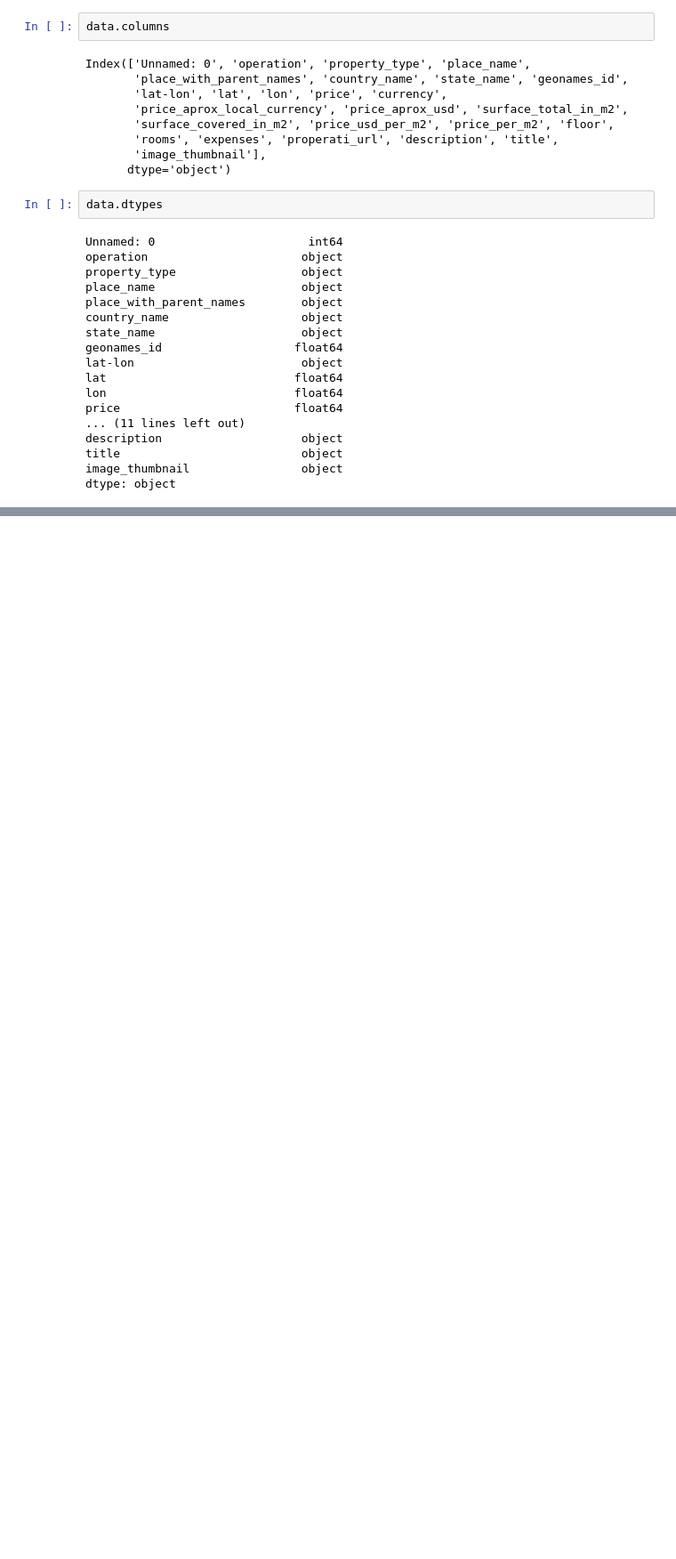
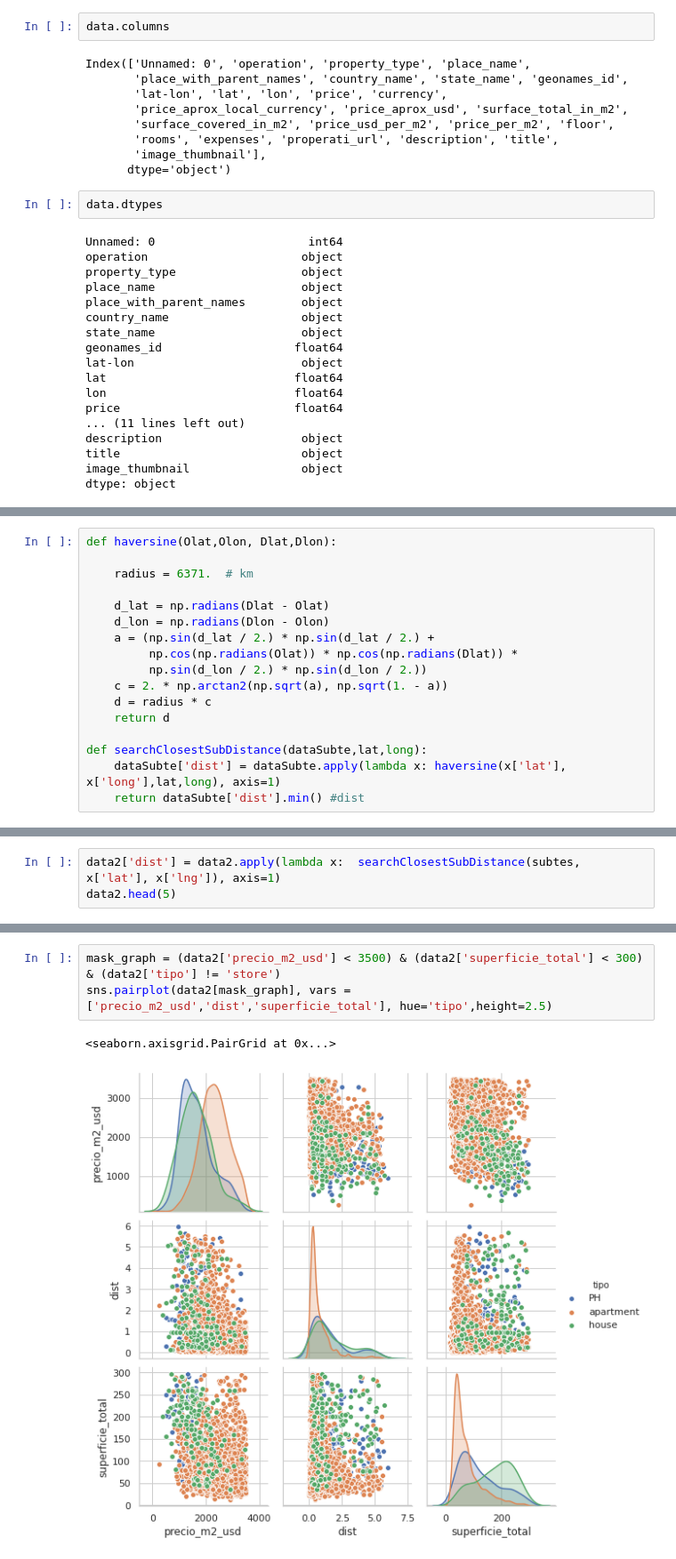
Before and after one commit to DH-DSBLEND-0420-grupo3/desafio-1, a Jupyter notebook: EDA.ipynb, the cells around one changed output, grey strips where cells are left out. Shown at 89% size. Cells and saved outputs as stored; diff of their text form; blank space fills up the shorter version.

```diff
--- a/EDA.ipynb
+++ b/EDA.ipynb
@@ -531,0 +982,17 @@ sorted_data_cuted.boxplot(
+# %%
+def haversine(Olat,Olon, Dlat,Dlon):
+
+    radius = 6371.  # km
+
+    d_lat = np.radians(Dlat - Olat)
+    d_lon = np.radians(Dlon - Olon)
+    a = (np.sin(d_lat / 2.) * np.sin(d_lat / 2.) +
+         np.cos(np.radians(Olat)) * np.cos(np.radians(Dlat)) *
+         np.sin(d_lon / 2.) * np.sin(d_lon / 2.))
+    c = 2. * np.arctan2(np.sqrt(a), np.sqrt(1. - a))
+    d = radius * c
+    return d
+
+def searchClosestSubDistance(dataSubte,lat,long):
+    dataSubte['dist'] = dataSubte.apply(lambda x: haversine(x['lat'], x['long'],lat,long), axis=1)
+    return dataSubte['dist'].min() #dist
@@ -531,0 +1005,3 @@ sorted_data_cuted.boxplot(
+# %%
+data2['dist'] = data2.apply(lambda x:  searchClosestSubDistance(subtes, x['lat'], x['lng']), axis=1)
+data2.head(5)
@@ -531,0 +1023,6 @@ sorted_data_cuted.boxplot(
+# %%
+mask_graph = (data2['precio_m2_usd'] < 3500) & (data2['superficie_total'] < 300) & (data2['tipo'] != 'store')
+sns.pairplot(data2[mask_graph], vars = ['precio_m2_usd','dist','superficie_total'], hue='tipo',height=2.5)
+# %% [output]
+<seaborn.axisgrid.PairGrid at 0x...>
+[figure, added]
```
Also changed, not shown: parts of 110 cells of this notebook, 1 other file.
